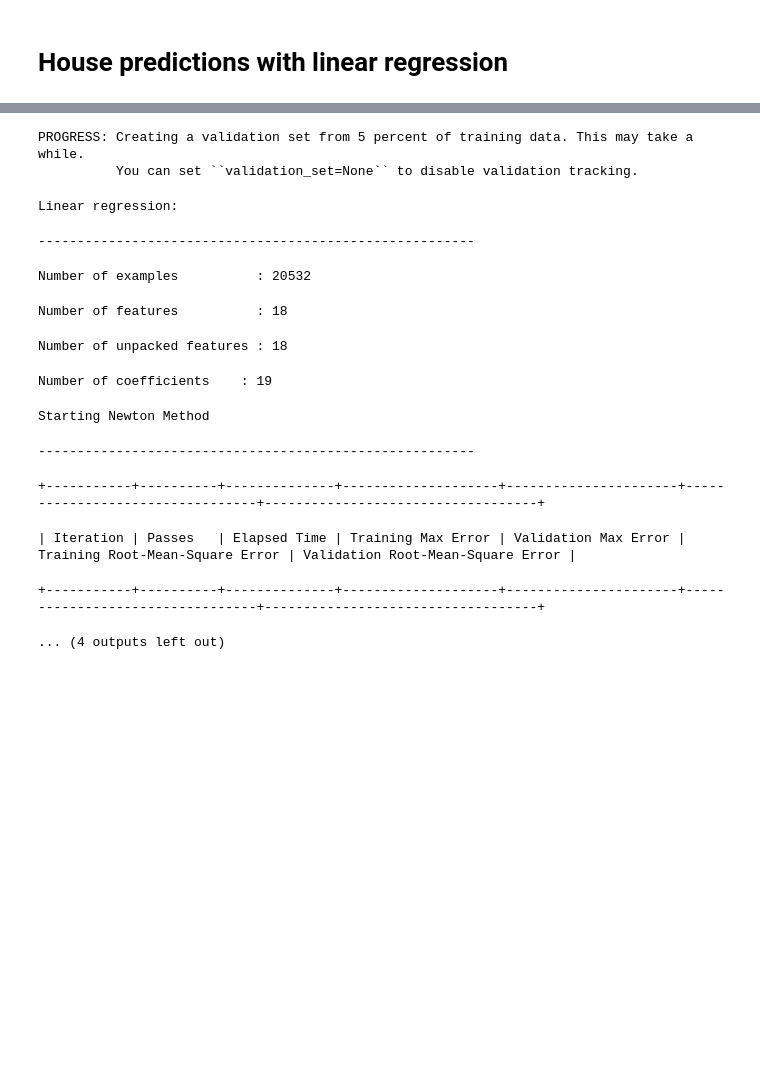
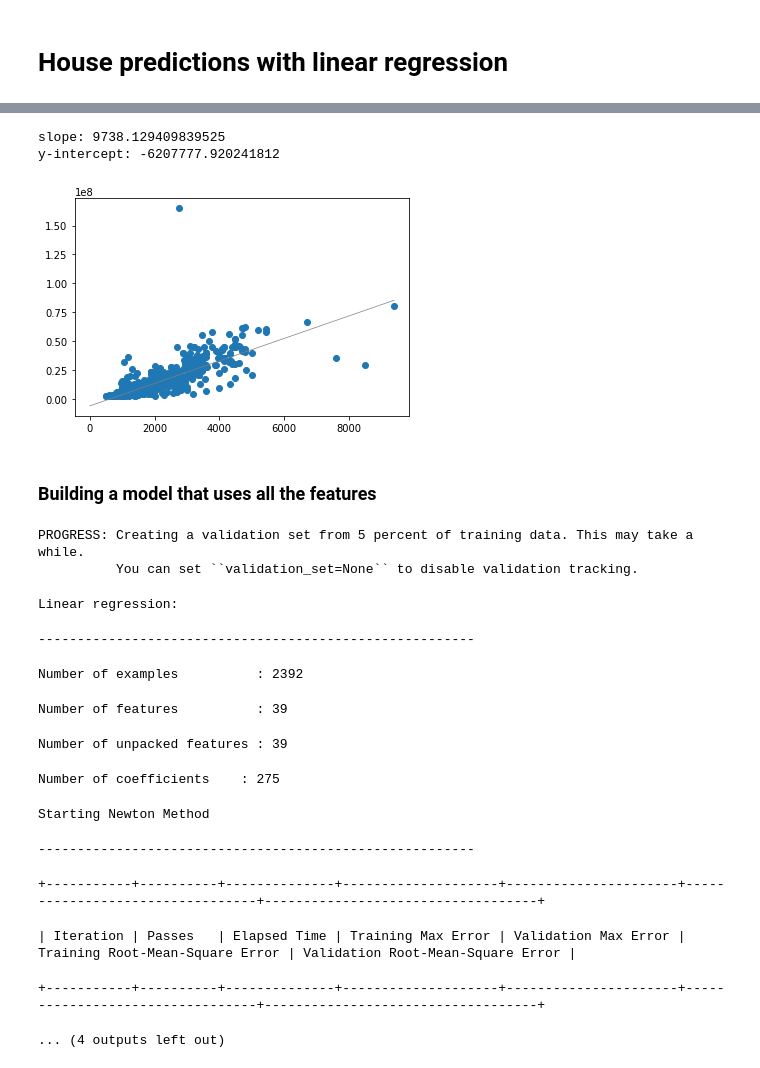
Before and after one commit to luisguiserrano/manning, a Jupyter notebook: Chapter 3 - Linear Regression/House_Predictions.ipynb, the cells around one changed output, grey strips where cells are left out. Saved outputs shown, nothing was run; the diff lists cells and outputs as text; code cells hidden in the pictures; blank space fills up the shorter version.

```diff
--- a/Chapter 3 - Linear Regression/House_Predictions.ipynb
+++ b/Chapter 3 - Linear Regression/House_Predictions.ipynb
@@ -370,14 +112,30 @@ You can use print_rows(num_rows=m, num_columns=n) to print more rows and columns
+# %%
+b, m = simple_model.coefficients['value']
+print("slope:", m)
+print("y-intercept:", b)
+# %% [output]
+slope: 9738.129409839525
+y-intercept: -6207777.920241812
+# %%
+import utils
+
+plt.scatter(data['Area'], data['Price'])
+utils.draw_line(m, b, starting=0, ending=max(data['Area']))
+# %% [output]
+[figure, added]
+# %% [markdown]
+### Building a model that uses all the features
 # %%
-kmodel = tc.linear_regression.create(kdata, target='price')
+model = tc.linear_regression.create(data, target='Price')
 # %% [output]
 PROGRESS: Creating a validation set from 5 percent of training data. This may take a while.
           You can set ``validation_set=None`` to disable validation tracking.
 Linear regression:
 --------------------------------------------------------
-Number of examples          : 20532
+Number of examples          : 2392
-Number of features          : 18
+Number of features          : 39
-Number of unpacked features : 18
+Number of unpacked features : 39
-Number of coefficients    : 19
+Number of coefficients    : 275
 Starting Newton Method
 --------------------------------------------------------
 +-----------+----------+--------------+--------------------+----------------------+---------------------------------+-----------------------------------+
```
Also changed, not shown: parts of 25 cells of this notebook, 3 other files.
